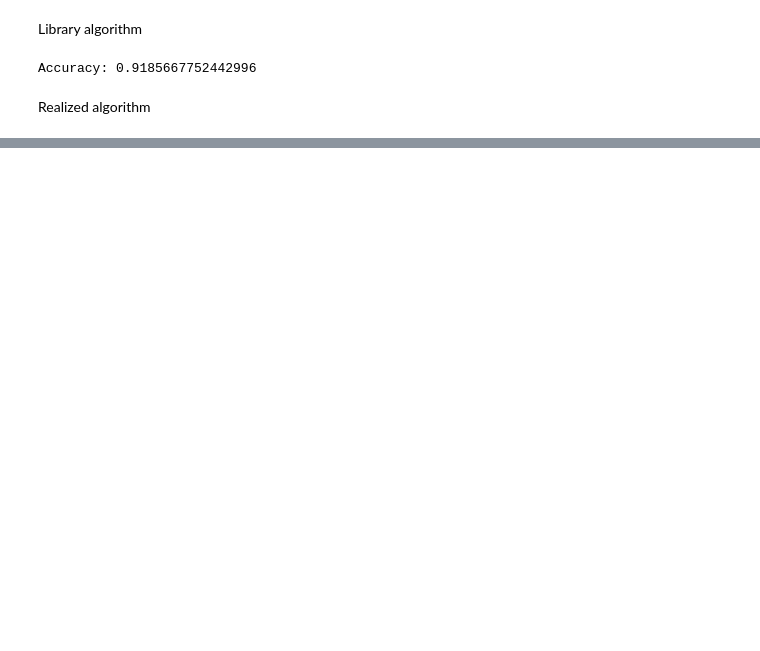
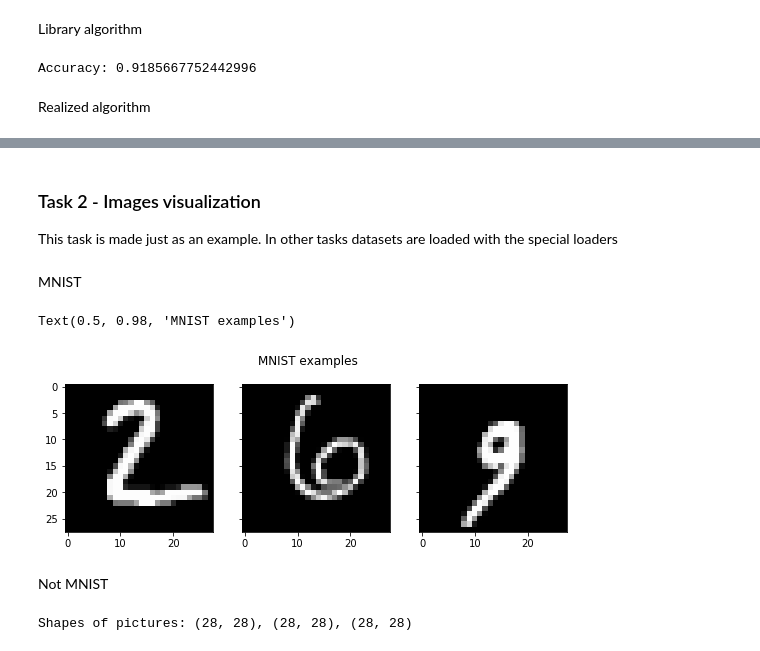
Before and after one commit to nediola/bioinst, a Jupyter notebook: 2_sem/ml/hw_6/HW_6.ipynb, the cells around one changed output, grey strips where cells are left out. Saved outputs shown, nothing was run; the diff lists cells and outputs as text; code cells hidden in the pictures; blank space fills up the shorter version.

```diff
--- a/2_sem/ml/hw_6/HW_6.ipynb
+++ b/2_sem/ml/hw_6/HW_6.ipynb
@@ -98,0 +149,31 @@ Accuracy: 0.9044516829533116
+# %% [markdown]
+### Task 2 - Images visualization
+This task is made just as an example. In other tasks datasets are loaded with the special loaders
+# %% [markdown]
+MNIST
+# %%
+def features2matrix(features):
+    image_size = int(np.sqrt(features.flatten().shape[0]))
+    return features.reshape([image_size, image_size])
+# %%
+df_mnist = pd.read_csv("../data/mnist.csv")
+X = df_mnist.loc[:,df_mnist.columns != "label"].values   #Normalizing the values
+y = df_mnist.label.values
+
+fig, axs = plt.subplots(1, 3, figsize=(9, 3), sharey=True)
+axs[0].imshow(features2matrix(X[1, :]), cmap='gray')
+axs[1].imshow(features2matrix(X[100, :]), cmap='gray')
+axs[2].imshow(features2matrix(X[1000, :]), cmap='gray')
+fig.suptitle('MNIST examples')
+# %% [output]
+Text(0.5, 0.98, 'MNIST examples')
+[figure, added]
+# %% [markdown]
+Not MNIST
+# %%
+pic1 = np.array(Image.open("../data/notMNIST_small/A/MDEtMDEtMDAudHRm.png"))
+pic2 = np.array(Image.open("../data/notMNIST_small/D/SVRDIFVzaGVyd29vZCBNZWRpdW0ucGZi.png"))
+pic3 = np.array(Image.open("../data/notMNIST_small/I/SWFkZWxvbi1Cb2xkLm90Zg==.png"))
+print(f"Shapes of pictures: {pic1.shape}, {pic2.shape}, {pic3.shape}")
+# %% [output]
+Shapes of pictures: (28, 28), (28, 28), (28, 28)
```
Also changed, not shown: parts of 29 cells of this notebook.
